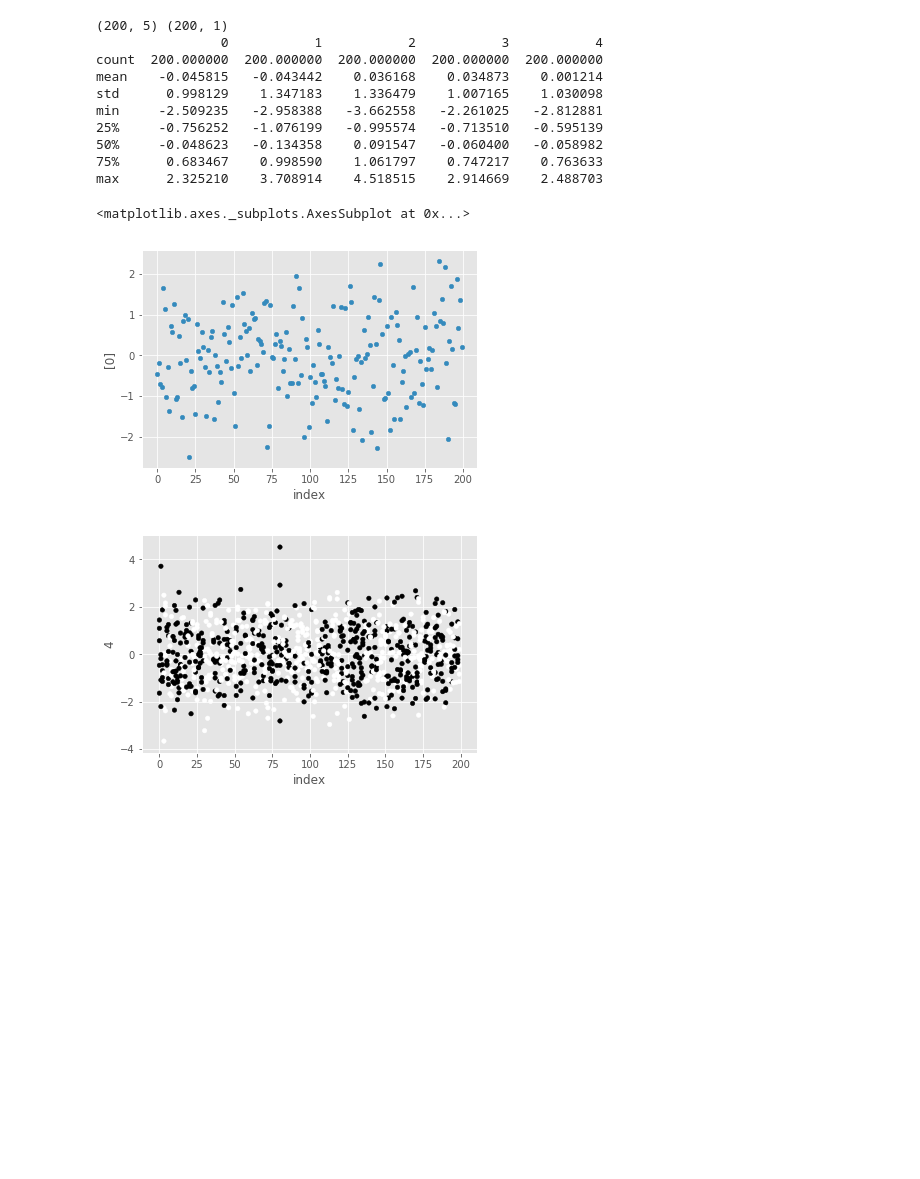
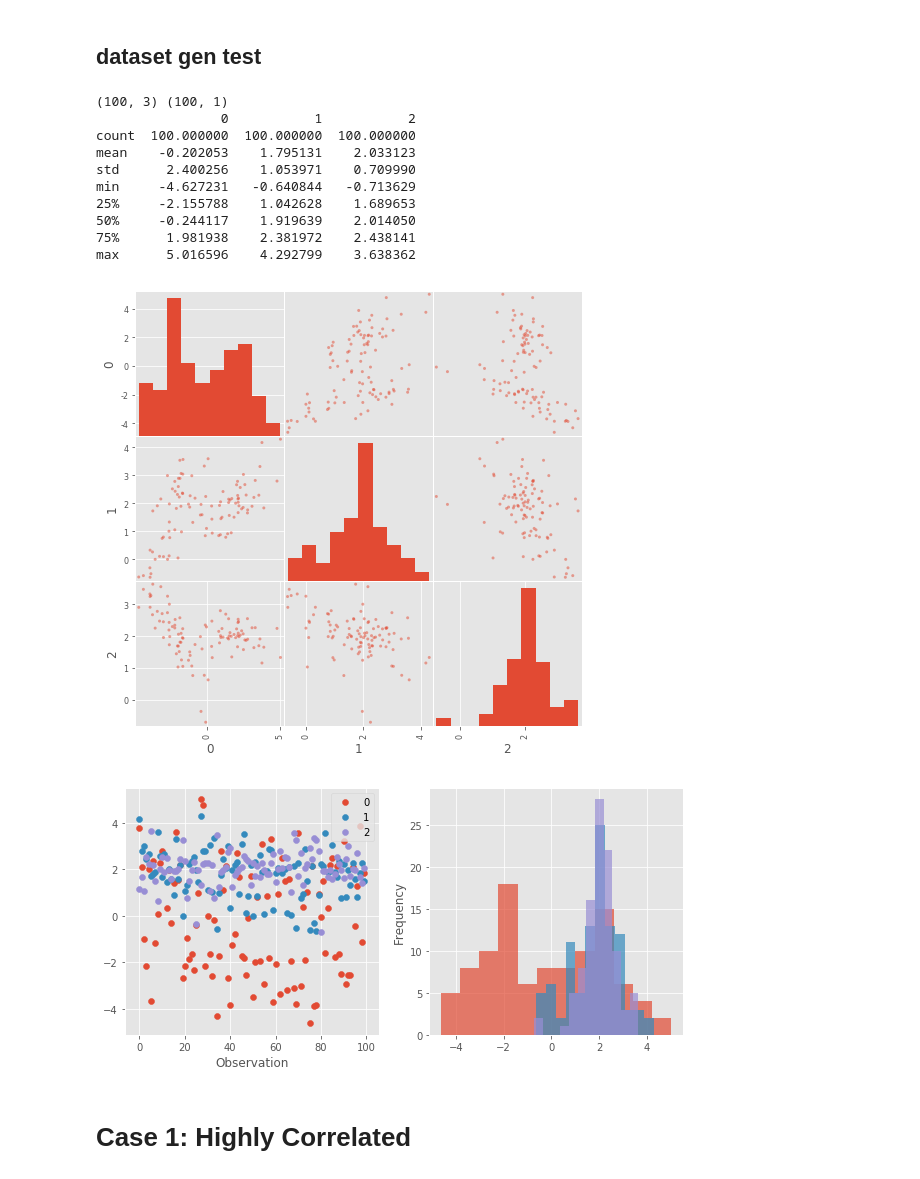
Before and after one commit to areichel90/DS5220-NaiveBayes, a Jupyter notebook: Dataset_Gen.ipynb, the cells around one changed output. Cells and saved outputs as stored; diff of their text form; code cells hidden in the pictures; blank space fills up the shorter version.

Commit message:
Generating high corr, and bigP_littleN datasets w/ DataGen ntbk, high_corr and bigP_littleN initial commit

```diff
--- a/Dataset_Gen.ipynb
+++ b/Dataset_Gen.ipynb
@@ -8,8 +21,12 @@ plt.style.use('ggplot')
+# %% [markdown]
+## dataset gen test
 # %%
-X,Y = sklearn.datasets.make_classification(n_samples= 200,
-                                    n_features=5,
-                                    n_classes=2,
-                                           random_state=5)
+X,Y = sklearn.datasets.make_classification(n_features=3,
+                                           n_redundant=0,
+                                           n_informative=3,
+                                           n_clusters_per_class=1,
+                                          class_sep=2,
+                                          random_state=3)
 
 X_df = pd.DataFrame(X)
 Y_df = pd.DataFrame(Y)
@@ -17,27 +34,41 @@ Y_df = pd.DataFrame(Y)
 print X_df.shape,Y_df.shape
 print X_df.describe()
 # %% [output]
-(200, 5) (200, 1)
-                0           1           2           3           4
-count  200.000000  200.000000  200.000000  200.000000  200.000000
-mean    -0.045815   -0.043442    0.036168    0.034873    0.001214
-std      0.998129    1.347183    1.336479    1.007165    1.030098
-min     -2.509235   -2.958388   -3.662558   -2.261025   -2.812881
-25%     -0.756252   -1.076199   -0.995574   -0.713510   -0.595139
-50%     -0.048623   -0.134358    0.091547   -0.060400   -0.058982
-75%      0.683467    0.998590    1.061797    0.747217    0.763633
-max      2.325210    3.708914    4.518515    2.914669    2.488703
+(100, 3) (100, 1)
+                0           1           2
+count  100.000000  100.000000  100.000000
+mean    -0.202053    1.795131    2.033123
+std      2.400256    1.053971    0.709990
+min     -4.627231   -0.640844   -0.713629
+25%     -2.155788    1.042628    1.689653
+50%     -0.244117    1.919639    2.014050
+75%      1.981938    2.381972    2.438141
+max      5.016596    4.292799    3.638362
-# %%
-X_df.reset_index().plot.scatter(x='index',y=[0])
-# %% [output]
-<matplotlib.axes._subplots.AxesSubplot at 0x...>
-[figure, removed]
-# %%
-fig = plt.figure()
-plot_num = 1
-for col in X_df:
-    ax = plt.subplot(111)
-    X_df.reset_index().plot.scatter(x='index',y=col,
-                                    ax=ax,c=np.ravel(Y_df))
-# %% [output]
-[figure, removed]
+# %%
+''' coor plot '''
+
+pd.plotting.scatter_matrix(X_df,figsize=(8,8))
+
+fig = plt.figure(figsize=(10,10))
+''' scatter '''
+#ax = plt.subplot(221)
+#plt.scatter(X_df.iloc[:,0],X_df.iloc[:,1],c=Y_df.iloc[:,0])
+
+''' scatter '''
+plt.subplot(223)
+for i in X_df:
+    x = range(len(X_df))
+    y = X_df[i]
+    plt.scatter(x=x,y=y,label=i)
+plt.legend()
+plt.xlabel('Observation')
+
+''' histogram '''
+plt.subplot(224)
+for i in X_df:
+    X_df[i].plot.hist(alpha=0.7,bins=12)
+# %% [output]
+[figure, added]
+[figure, added]
+# %% [markdown]
+# Case 1: Highly Correlated
```
Also changed, not shown: parts of 7 cells of this notebook, 2 other files.
